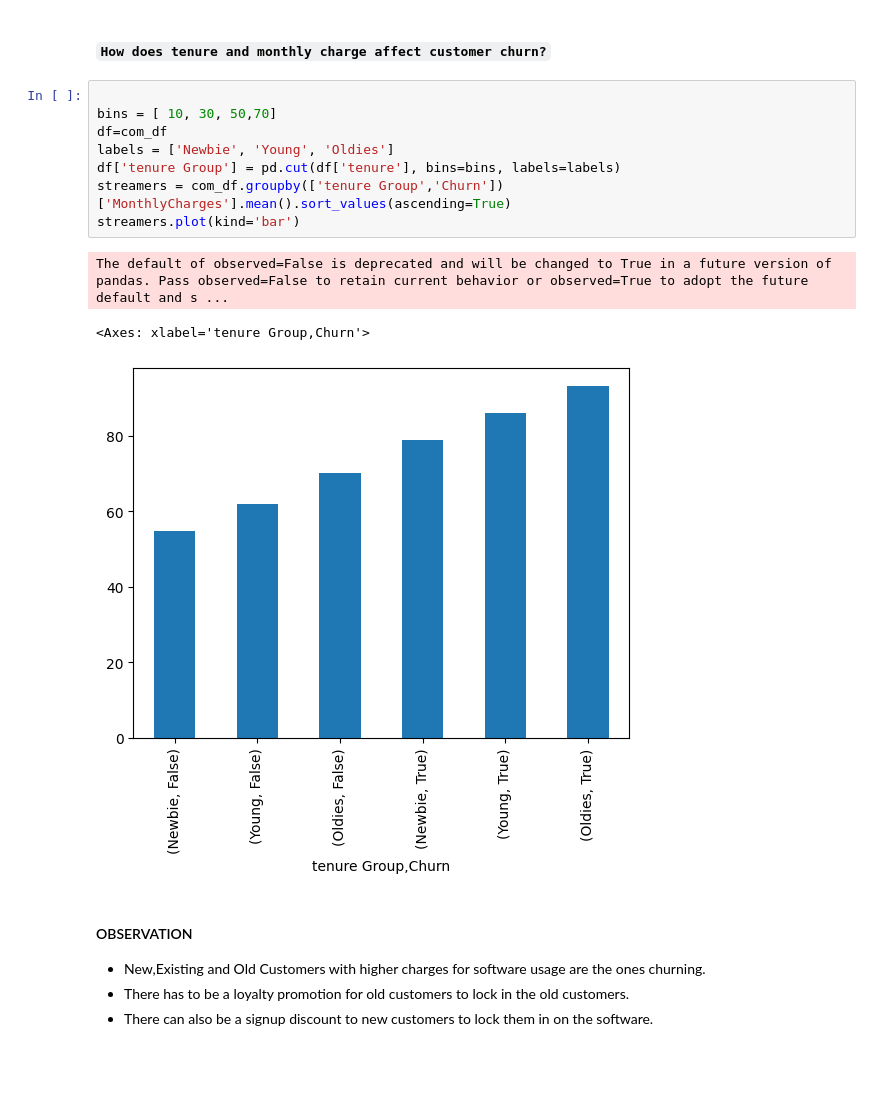
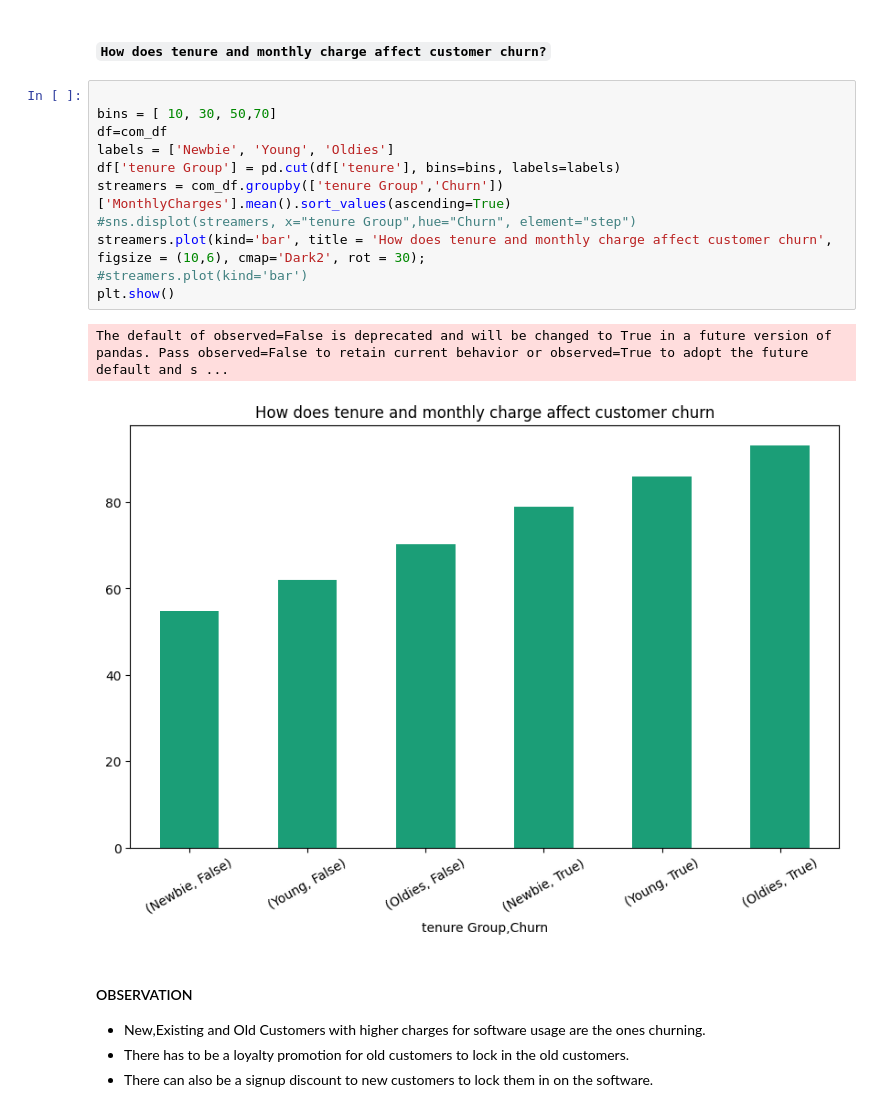
Before and after one commit to kwasichrappah/Custormer-Churn, a Jupyter notebook: customer.ipynb, the cells around one changed output. Cells and saved outputs as stored; diff of their text form; blank space fills up the shorter version.

```diff
--- a/customer.ipynb
+++ b/customer.ipynb
@@ -351,15 +353,17 @@ plt.show()
 # %%
 
 bins = [ 10, 30, 50,70]
 df=com_df
 labels = ['Newbie', 'Young', 'Oldies']
 df['tenure Group'] = pd.cut(df['tenure'], bins=bins, labels=labels)
 streamers = com_df.groupby(['tenure Group','Churn'])['MonthlyCharges'].mean().sort_values(ascending=True)
-streamers.plot(kind='bar')
+#sns.displot(streamers, x="tenure Group",hue="Churn", element="step")
+streamers.plot(kind='bar', title = 'How does tenure and monthly charge affect customer churn', figsize = (10,6), cmap='Dark2', rot = 30);
+#streamers.plot(kind='bar')
+plt.show()
 # %% [output]
 The default of observed=False is deprecated and will be changed to True in a future version of pandas. Pass observed=False to retain current behavior or observed=True to adopt the future default and s ...
-<Axes: xlabel='tenure Group,Churn'>
-[figure, old version]
+[figure, new version]
 # %% [markdown]
 #### OBSERVATION
 - New,Existing and Old Customers with higher charges for software usage are the ones churning.
```
Also changed, not shown: parts of 32 cells of this notebook.
